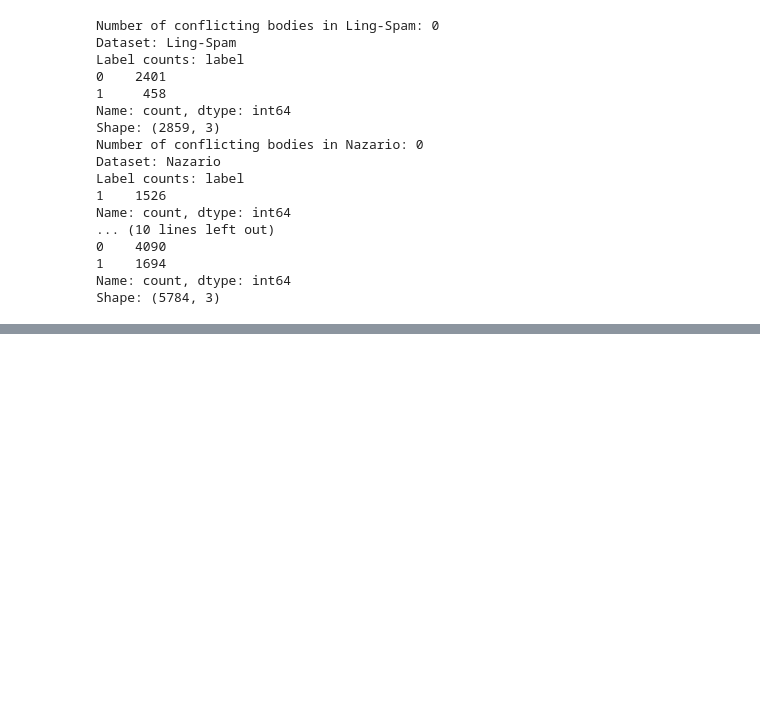
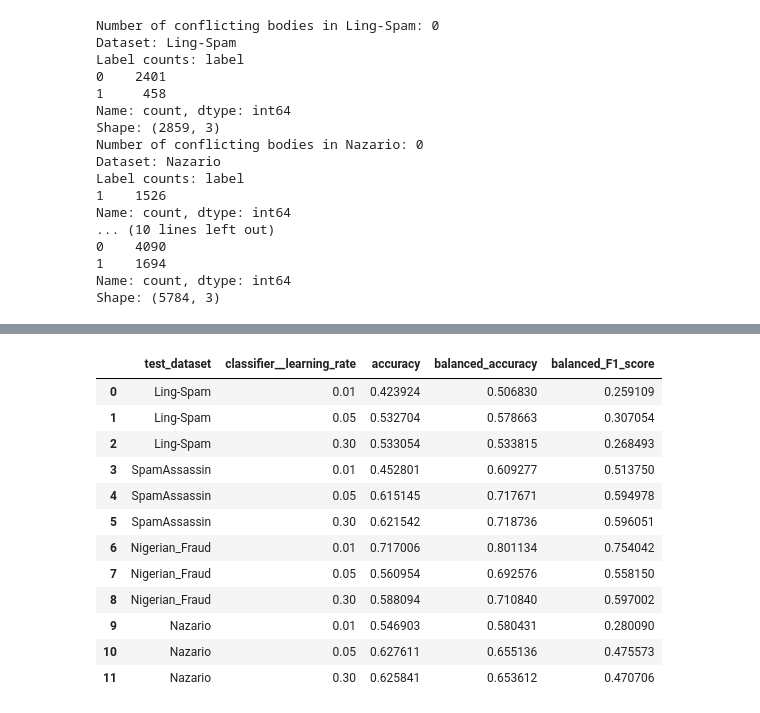
Before and after one commit to emilkle/IMT4210_ML_project, a Jupyter notebook: forensic_project.ipynb, the cells around one changed output, grey strips where cells are left out. Cells and saved outputs as stored; diff of their text form; code cells hidden in the pictures; blank space fills up the shorter version.

```diff
--- a/forensic_project.ipynb
+++ b/forensic_project.ipynb
@@ -172,25 +172,20 @@ XGB_PARAMS = {
     "random_state": 42,
 }
 
-parameter_settings = {
+xgb_parameter_settings = {
     #'tfidf__analyzer': analyzer,
     #'tfidf__ngram_range': ngram_range,
     #'#tfidf__max_features': max_features,
     'classifier__learning_rate': learning_rate,
 }
 
-
-def make_model():
+def make_model(PREPROCESSING_PARAMS, classifier):
     return Pipeline([
         ('tfidf', TfidfVectorizer(
-            **TFIDF_PARAMS
+            **PREPROCESSING_PARAMS
         )),
-        ('classifier', XGBClassifier(
-            **XGB_PARAMS))
+        ('classifier', classifier)
     ], memory=None)
-
-
-baseline_model = make_model()
 # %%
 # PS: Some overlapping body content between the training and testing datasets may exist, which may lead to data leakage and overestimation of the model's performance.
 def normalize_body(text):
@@ -424,0 +392,6 @@ Confusion matrix:
+# %%
+xgb_baseline_results = []
+
+xgb_baseline_model = make_model(TFIDF_PARAMS, XGBClassifier(**XGB_PARAMS))
+
+xgb_baseline_results_df = train_and_evaluate_model(xgb_parameter_settings, xgb_baseline_model, xgb_baseline_results)
@@ -424,0 +416,16 @@ Confusion matrix:
+# %%
+xgb_baseline_results_df
+# %% [output]
+|  | test_dataset | classifier__learning_rate | accuracy | balanced_accuracy | balanced_F1_score |
+| 0 | Ling-Spam | 0.01 | 0.423924 | 0.506830 | 0.259109 |
+| 1 | Ling-Spam | 0.05 | 0.532704 | 0.578663 | 0.307054 |
+| 2 | Ling-Spam | 0.30 | 0.533054 | 0.533815 | 0.268493 |
+| 3 | SpamAssassin | 0.01 | 0.452801 | 0.609277 | 0.513750 |
+| 4 | SpamAssassin | 0.05 | 0.615145 | 0.717671 | 0.594978 |
+| 5 | SpamAssassin | 0.30 | 0.621542 | 0.718736 | 0.596051 |
+| 6 | Nigerian_Fraud | 0.01 | 0.717006 | 0.801134 | 0.754042 |
+| 7 | Nigerian_Fraud | 0.05 | 0.560954 | 0.692576 | 0.558150 |
+| 8 | Nigerian_Fraud | 0.30 | 0.588094 | 0.710840 | 0.597002 |
+| 9 | Nazario | 0.01 | 0.546903 | 0.580431 | 0.280090 |
+| 10 | Nazario | 0.05 | 0.627611 | 0.655136 | 0.475573 |
+| 11 | Nazario | 0.30 | 0.625841 | 0.653612 | 0.470706 |
```
Also changed, not shown: parts of 12 cells of this notebook.
